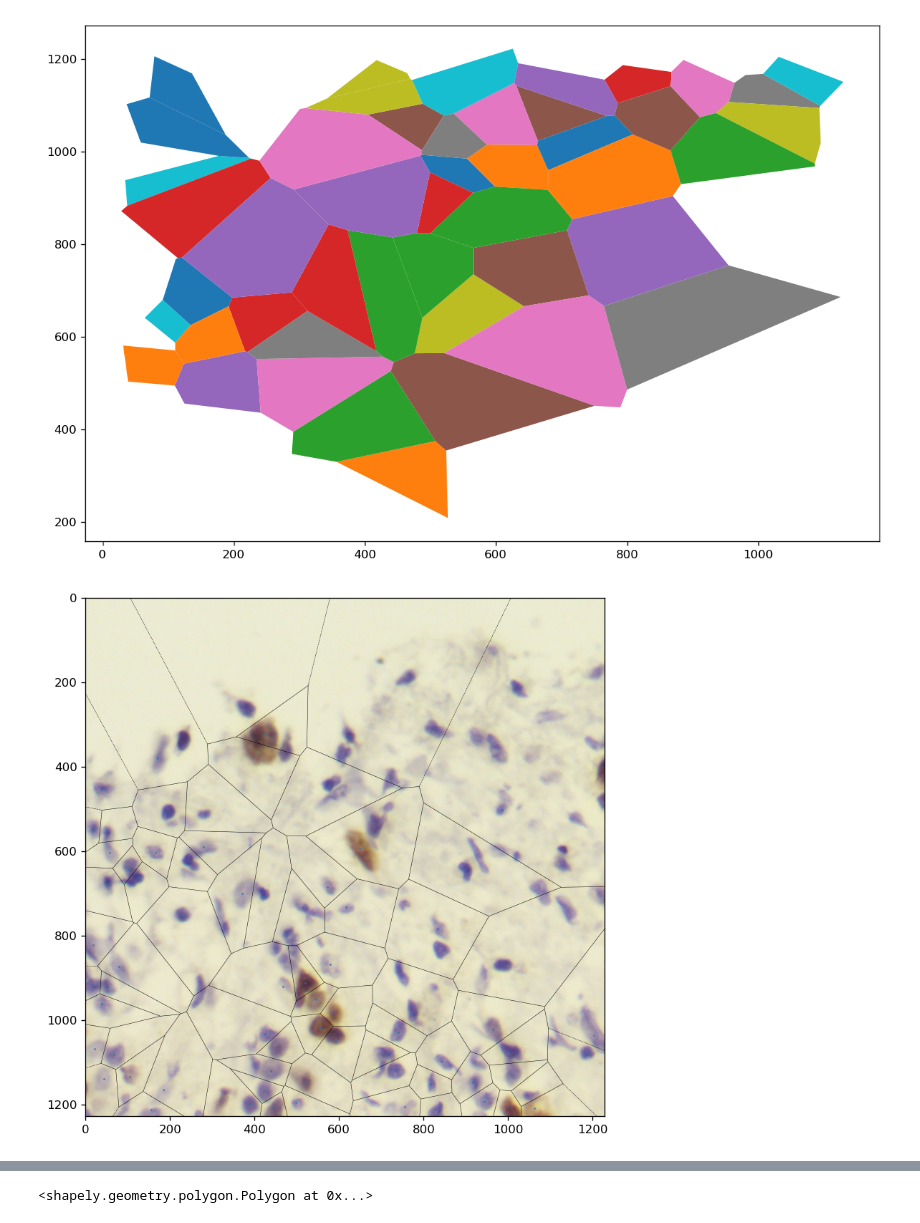
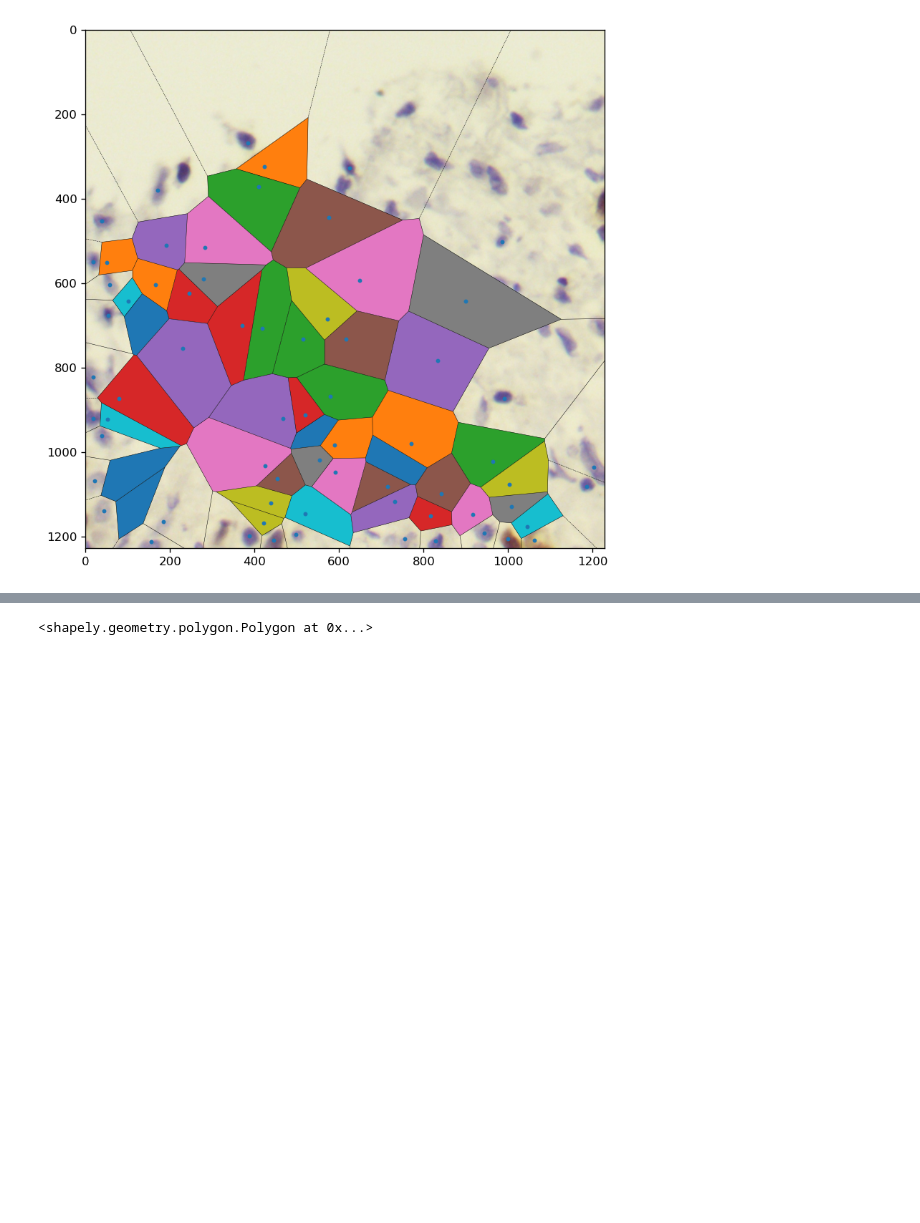
Before and after one commit to BlonskiP/local-features-segmentation, a Jupyter notebook: notebooks/train_set.ipynb, the cells around one changed output, grey strips where cells are left out. Cells and saved outputs as stored; diff of their text form; code cells hidden in the pictures; blank space fills up the shorter version.

Commit message:
train set

```diff
--- a/notebooks/train_set.ipynb
+++ b/notebooks/train_set.ipynb
@@ -29,18 +35,33 @@ def filter_polygons(polygon,img_shape):
         return False
     return True
 
-def get_regions(image_name):
-    fig, ax = plt.subplots()
+def get_label_idx(polygon,points_df):
+    x = points_df.x
+    y = points_df.y
+    labels = points_df.label_id
+    for idx , xs in enumerate(x):
+        p = Point(x[idx],y[idx])
+        if polygon.contains(p):
+            return idx
+
+def get_regions(image_name,plot=False):
     json_path = image_name+JSON_EXT
 
     json_df = pd.read_json(json_path)
+    if json_df.empty:
+        return (False, False)
 
     cell_points = list(zip(json_df.x,json_df.y))
+    labels = json_df.label_id
     vor = Voronoi(cell_points)
     polygons = []
     img_path = image_name+JPG_EXT
     img_arr = plt.imread(img_path)
-    plot_voronoi(vor,img_arr,show_points=True,show_verticles=False,line_width=0.3)
+    #print(vor.points)
+    tmp_df = json_df.copy()
+    labels_list = []
+    if plot:
+        plot_voronoi(vor,img_arr,points_size=5,show_points=True,show_verticles=False,line_width=0.3)
     for idx ,region in enumerate(vor.regions):
         if not -1 in region:
             polygon = [vor.vertices[i] for i in region]
@@ -49,10 +70,15 @@ def get_regions(image_name):
                 continue
 
             if filter_polygons(x,img_arr.shape):
+                idx = get_label_idx(x,tmp_df)
+                #print(idx)
+                #print(len(labels))
                 polygons.append(x)
-                plt.fill(*zip(*polygon))
+                labels_list.append(labels[idx])
+                if plot:
+                    plt.fill(*zip(*polygon))
 
-    return polygons
+    return polygons,labels_list
 # %%
 def plot(image_name):
     json_path = image_name+JSON_EXT
@@ -104,9 +130,8 @@ def get_pixels(image_name,polygon,plot=False):
         plot_arr(mask)
     return mask
 # %%
-polygons = get_regions(train_set)
+polygons,labels = get_regions(train_set,True)
 # %% [output]
-[figure, old version]
+[figure, new version]
-[figure, removed]
 # %%
 plot(train_set)
```
Also changed, not shown: parts of 6 cells of this notebook, 4 other files.
